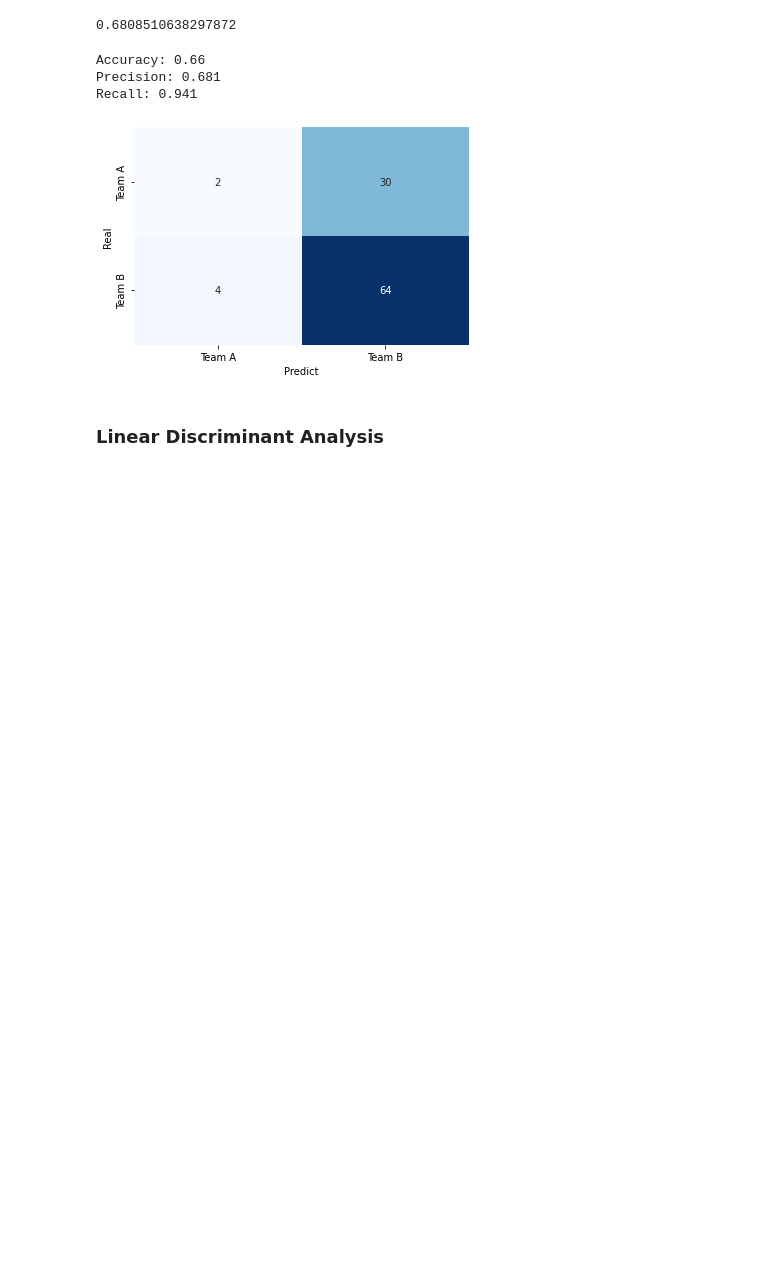
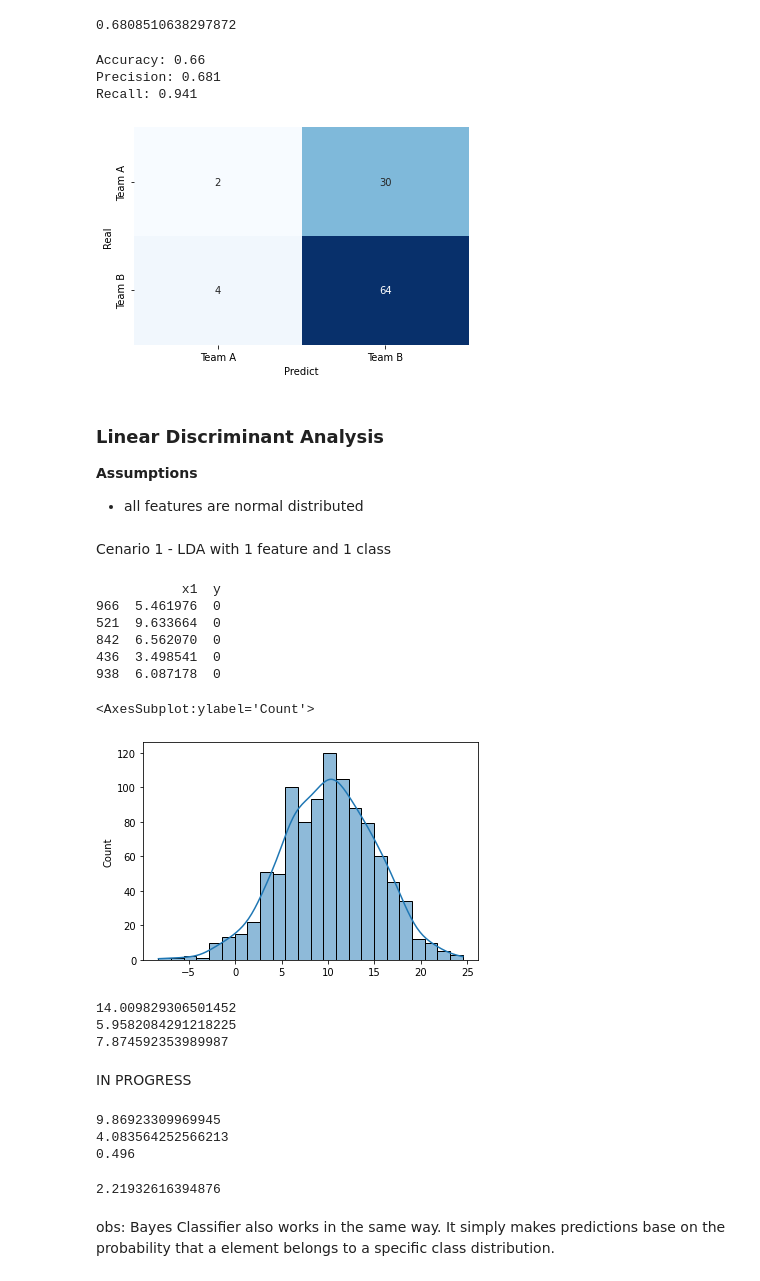
Before and after one commit to rknagao/studies, a Jupyter notebook: introduction-statistical-learning/classification_models/generative_model_for_classification.ipynb, the cells around one changed output. Cells and saved outputs as stored; diff of their text form; code cells hidden in the pictures; blank space fills up the shorter version.

```diff
--- a/introduction-statistical-learning/classification_models/generative_model_for_classification.ipynb
+++ b/introduction-statistical-learning/classification_models/generative_model_for_classification.ipynb
@@ -93,3 +96,67 @@ Recall: 0.941
 [figure]
 # %% [markdown]
 ### Linear Discriminant Analysis
+
+**Assumptions**
+- all features are normal distributed
+# %% [markdown]
+Cenario 1 - LDA with 1 feature and 1 class
+# %%
+#feature
+mean, std = 10, 5
+x1 = np.random.normal(mean, std, 1000)
+
+#class
+#fx = b0 + b1 * x1 + error
+error = np.random.normal(0, 1, 1000)
+fx = x1 + error
+
+y = [1 if i >= mean else 0 for i in x1]
+
+#data with X an y
+data = pd.DataFrame({'x1':x1, 'y':y})
+print(data.sample(5))
+
+sns.histplot(data=data, x=x1, kde=True)
+# %% [output]
+           x1  y
+966  5.461976  0
+521  9.633664  0
+842  6.562070  0
+436  3.498541  0
+938  6.087178  0
+<AxesSubplot:ylabel='Count'>
+[figure, added]
+# %%
+#LDA approach
+#first step: separate the sample by class and calculate the means
+sample_class1 = data.loc[data['y'] == 1, 'x1']
+mean_class1 = sample_class1.mean()
+print(mean_class1)
+
+sample_class0 = data.loc[data['y'] == 0, 'x1']
+mean_class0 = sample_class0.mean()
+print(mean_class0)
+
+#second step: calculate std and the probability of an random element belong to a specific class
+std_lda = 1/(len(sample_class1) - len(set(y))) * sum(((x1 - x1.mean()) ** 2) ** (1/2))
+print(std_lda)
+
+prob_y_equals_1 = len(sample_class1) / (len(sample_class1) + len(sample_class0))
+# %% [output]
+14.009829306501452
+5.9582084291218225
+7.874592353989987
+# %% [markdown]
+IN PROGRESS
+# %%
+#LDA approach: it estimates a mean, std and probability of a specific element belong to a specific class
+lda_y_equals_1 = x1 * mean_lda / (std_lda ** 2) - (mean_lda ** 2)/(2 * (std_lda ** 2)) + np.log(prob_y_equals_1)
+lda_y_equals_0 = x1 * mean_lda / (std_lda ** 2) - (mean_lda ** 2)/(2 * (std_lda ** 2)) + np.log(prob_y_equals_1)
+# %% [output]
+9.86923309969945
+4.083564252566213
+0.496
+2.21932616394876
+# %% [markdown]
+obs: Bayes Classifier also works in the same way. It simply makes predictions base on the probability that a element belongs to a specific class distribution.
```
Also changed, not shown: parts of 2 cells of this notebook.
